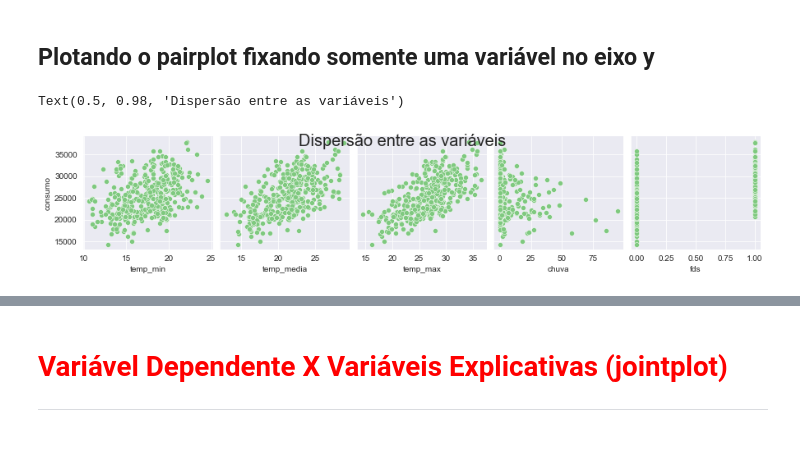
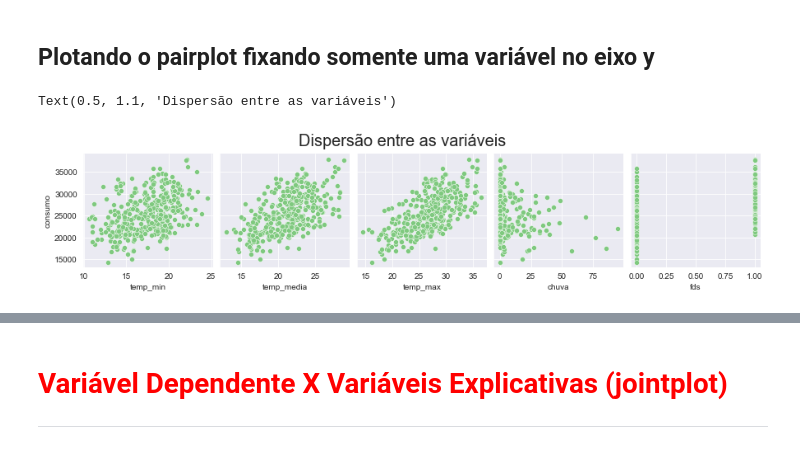
Before and after one commit to fcardosoo/13-Regress-o-linear-testando-rela-es-e-prevendo-resultados, a Jupyter notebook: Projeto/Regressão Linear.ipynb, the cells around one changed output, grey strips where cells are left out. Saved outputs shown, nothing was run; the diff lists cells and outputs as text; code cells hidden in the pictures.

```diff
--- a/Projeto/Regressão Linear.ipynb
+++ b/Projeto/Regressão Linear.ipynb
@@ -232,7 +229,8 @@ ax = sns.pairplot(dados)
 ## Plotando o pairplot fixando somente uma variável no eixo y
 # %%
 ax = sns.pairplot(dados, y_vars='consumo', x_vars=['temp_min', 'temp_media','temp_max', 'chuva', 'fds'])
-ax.fig.suptitle('Dispersão entre as variáveis', fontsize=20)
+ax.fig.suptitle('Dispersão entre as variáveis', fontsize=20, y=1.1)
+# Usar o 'y=1.1' para aumentar a distância do título com o gráfico
 # %% [output]
-Text(0.5, 0.98, 'Dispersão entre as variáveis')
+Text(0.5, 1.1, 'Dispersão entre as variáveis')
-[figure, old version]
+[figure, new version]
```
Also changed, not shown: parts of 3 cells of this notebook.
